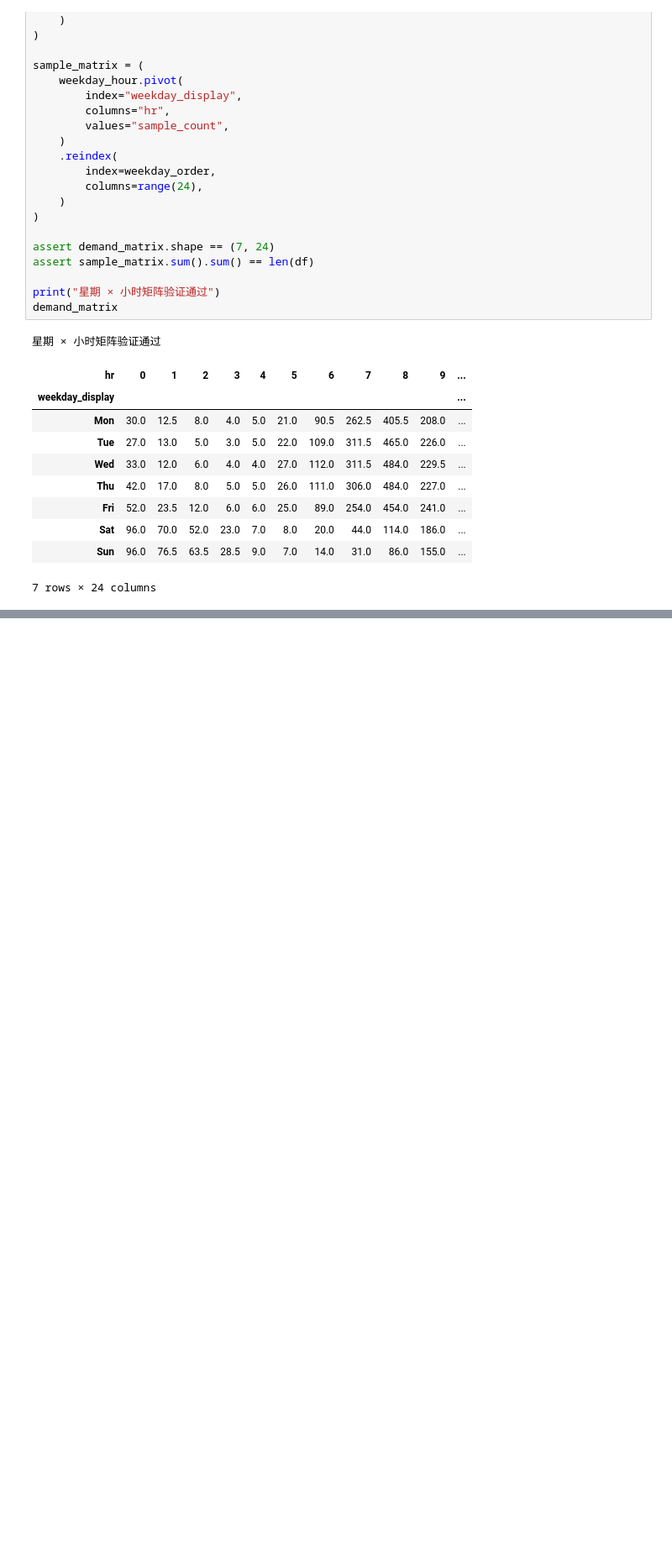
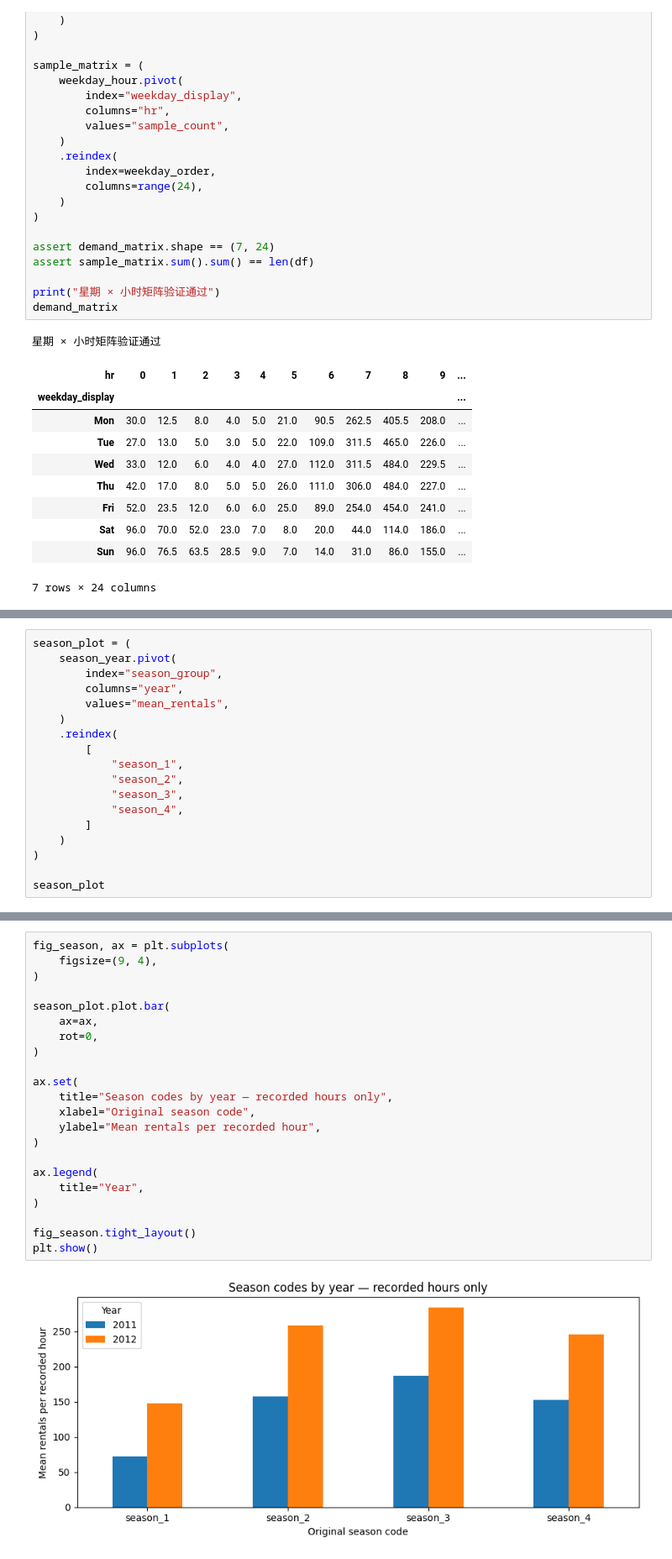
Before and after one commit to gjnzsu/ai-python-learning-pathway, a Jupyter notebook: projects/week-05-bike-sharing/notebooks/03_group_comparison.ipynb, the cells around one changed output, grey strips where cells are left out. Shown at 84% size. Drawn from its saved outputs; the diff is of its cells as text; blank space fills up the shorter version.

```diff
--- a/projects/week-05-bike-sharing/notebooks/03_group_comparison.ipynb
+++ b/projects/week-05-bike-sharing/notebooks/03_group_comparison.ipynb
@@ -505,0 +550,18 @@ demand_matrix
+# %%
+season_plot = (
+    season_year.pivot(
+        index="season_group",
+        columns="year",
+        values="mean_rentals",
+    )
+    .reindex(
+        [
+            "season_1",
+            "season_2",
+            "season_3",
+            "season_4",
+        ]
+    )
+)
+
+season_plot
@@ -505,0 +575,24 @@ demand_matrix
+# %%
+fig_season, ax = plt.subplots(
+    figsize=(9, 4),
+)
+
+season_plot.plot.bar(
+    ax=ax,
+    rot=0,
+)
+
+ax.set(
+    title="Season codes by year — recorded hours only",
+    xlabel="Original season code",
+    ylabel="Mean rentals per recorded hour",
+)
+
+ax.legend(
+    title="Year",
+)
+
+fig_season.tight_layout()
+plt.show()
+# %% [output]
+[figure, added]
```
Also changed, not shown: parts of 12 cells of this notebook, 1 other file.
